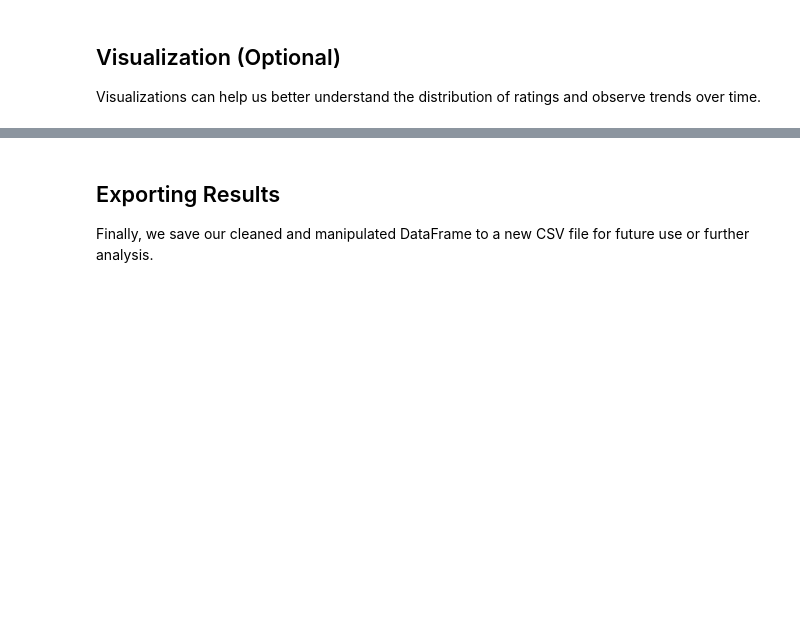
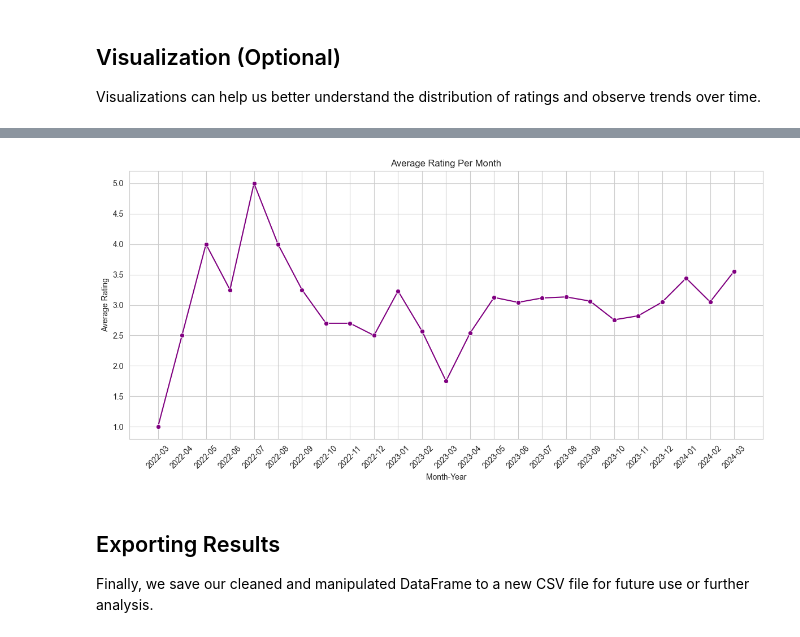
Before and after one commit to p1v2/hillel-pandas-2, a Jupyter notebook: restaurant_reviews.ipynb, the cells around one changed output, grey strips where cells are left out. Saved outputs shown, nothing was run; the diff lists cells and outputs as text; code cells hidden in the pictures; blank space fills up the shorter version.

```diff
--- a/restaurant_reviews.ipynb
+++ b/restaurant_reviews.ipynb
@@ -104,3 +189,22 @@ plt.show()
+# %%
+# Ensure 'Review Date' is a datetime type
+df['Date of Review'] = pd.to_datetime(df['Date of Review'])
+df['Month-Year'] = df['Date of Review'].dt.to_period('M')
+
+# Calculate the average rating per month-year
+monthly_avg_rating = df.groupby('Month-Year')['Rating'].mean().reset_index()
+monthly_avg_rating['Month-Year'] = monthly_avg_rating['Month-Year'].astype(str)  # For plotting
+
+plt.figure(figsize=(12, 6))
+sns.lineplot(x='Month-Year', y='Rating', data=monthly_avg_rating, marker='o', color='purple')
+plt.xticks(rotation=45)
+plt.title('Average Rating Per Month')
+plt.xlabel('Month-Year')
+plt.ylabel('Average Rating')
+plt.tight_layout()
+plt.show()
+# %% [output]
+[figure, added]
 # %% [markdown]
 ## Exporting Results
 
```
Also changed, not shown: parts of 11 cells of this notebook.
